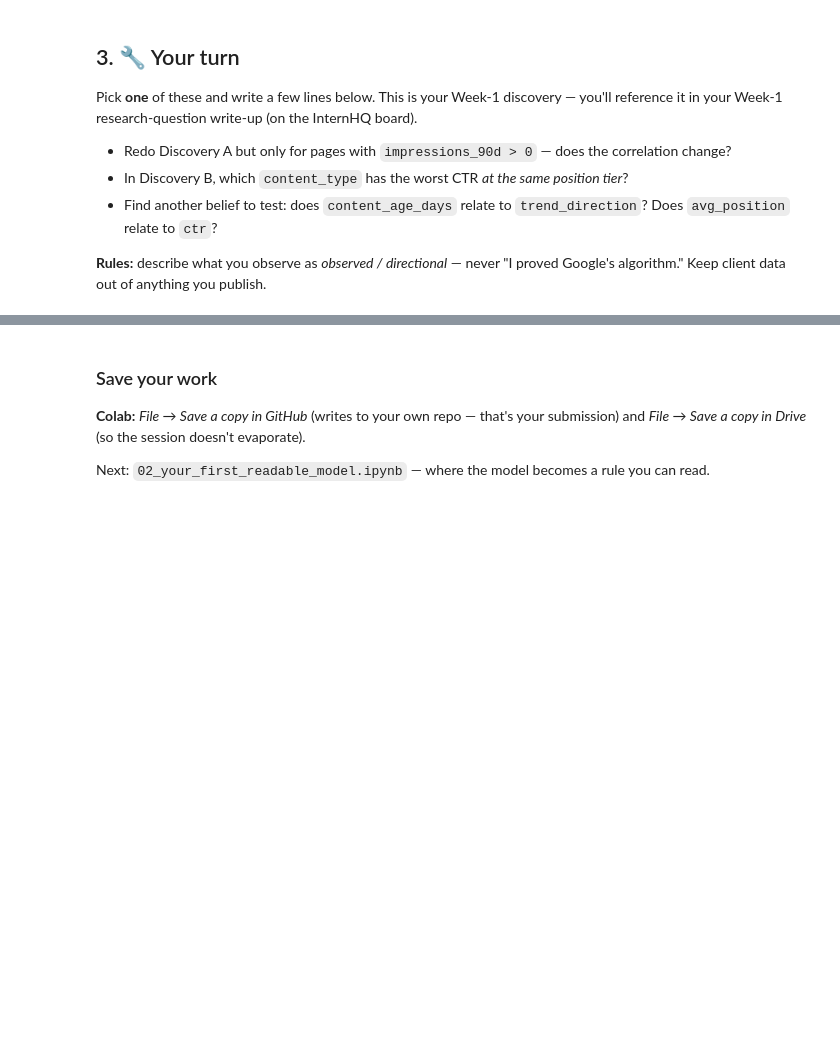
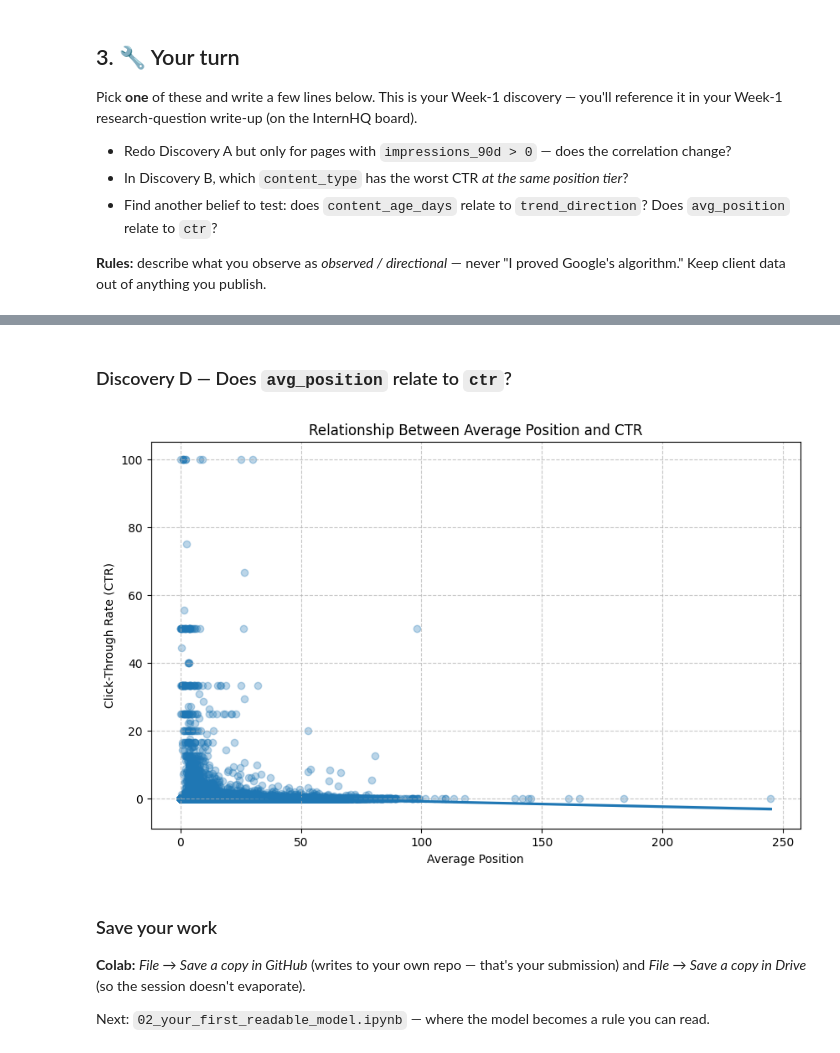
Before and after one commit to ahsan-sidd/FlyRank-ML-Internship, a Jupyter notebook: notebooks/01_first_look_and_discovery.ipynb, the cells around one changed output, grey strips where cells are left out. Cells and saved outputs as stored; diff of their text form; code cells hidden in the pictures; blank space fills up the shorter version.

```diff
--- a/notebooks/01_first_look_and_discovery.ipynb
+++ b/notebooks/01_first_look_and_discovery.ipynb
@@ -107,3 +187,19 @@ Pick **one** of these and write a few lines below. This is your Week-1 discovery
+# %% [markdown]
+### Discovery D — Does `avg_position` relate to `ctr`?
+# %%
+import matplotlib.pyplot as plt
+import seaborn as sns
+
+# Create a scatter plot to visualize the relationship between avg_position and ctr
+fig = plt.figure(figsize=(10, 6))
+sns.regplot(x='avg_position', y='ctr', data=df, scatter_kws={'alpha':0.3})
+plt.title('Relationship Between Average Position and CTR')
+plt.xlabel('Average Position')
+plt.ylabel('Click-Through Rate (CTR)')
+plt.grid(True, linestyle='--', alpha=0.7)
+plt.show()
+# %% [output]
+[figure, added]
 # %% [markdown]
 ### Save your work
 **Colab:** *File → Save a copy in GitHub* (writes to your own repo — that's your submission) and *File → Save a copy in Drive* (so the session doesn't evaporate).
```
Also changed, not shown: parts of 8 cells of this notebook.
